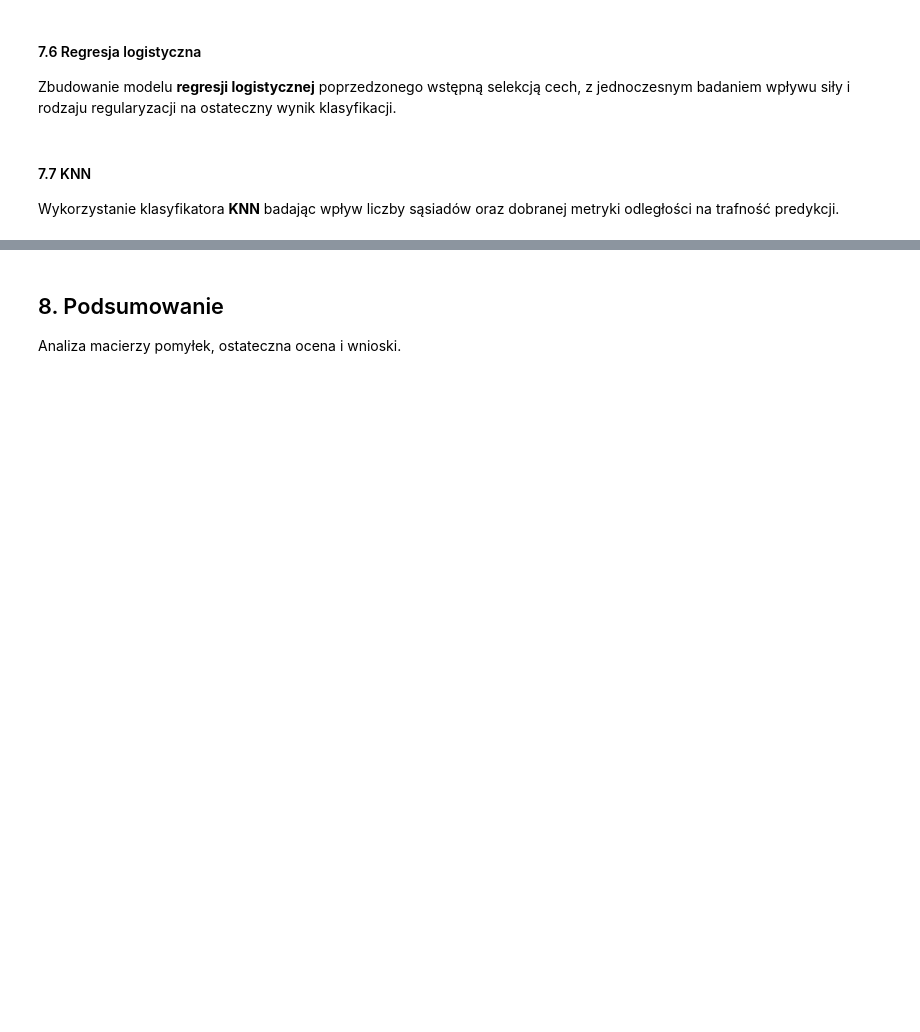
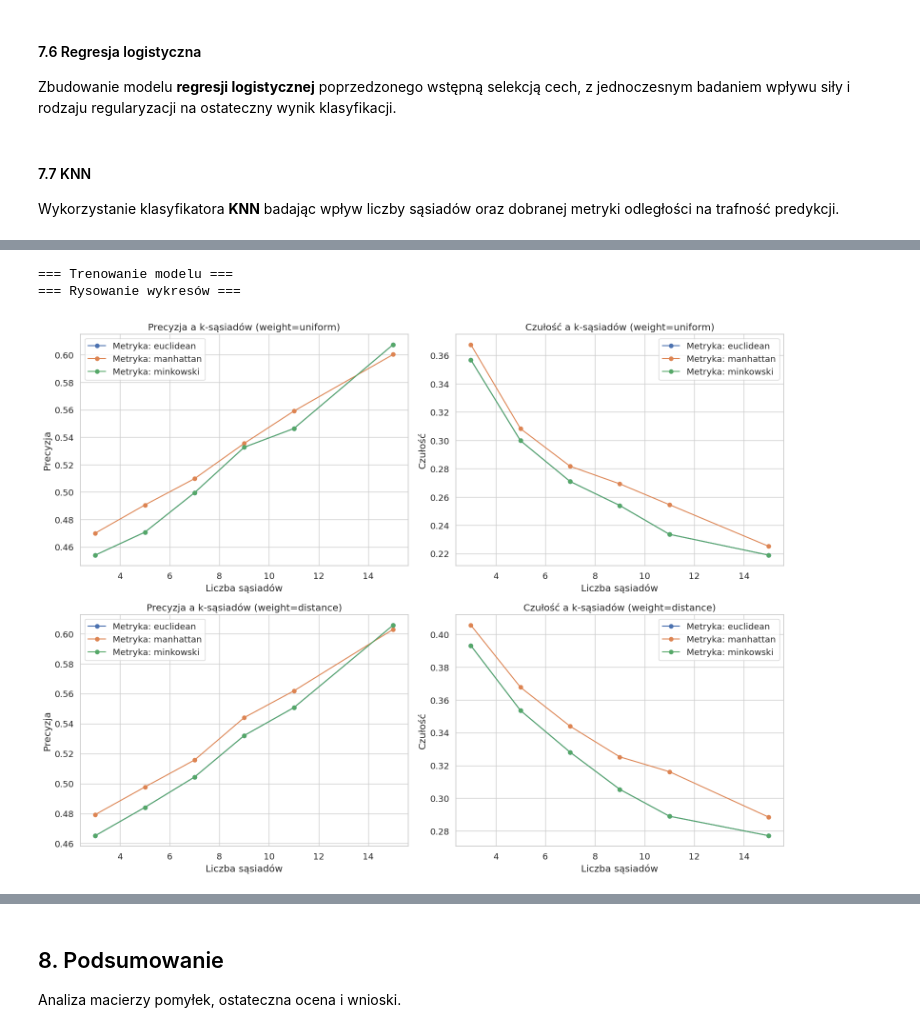
Before and after one commit to Zajecia-na-PWr-LR/lista-4-projekt-grupowy-orjaol, a Jupyter notebook: zadanie.ipynb, the cells around one changed output, grey strips where cells are left out. Saved outputs shown, nothing was run; the diff lists cells and outputs as text; code cells hidden in the pictures; blank space fills up the shorter version.

```diff
--- a/zadanie.ipynb
+++ b/zadanie.ipynb
@@ -562,0 +625,42 @@ Wykorzystanie klasyfikatora **KNN** badając wpływ liczby sąsiadów oraz dobra
+# %%
+neighbors_list = [3, 5, 7, 9, 11, 15]
+weights_list = ['uniform', 'distance']
+metrics_list = ['euclidean', 'manhattan', 'minkowski']
+
+results_precision = {w: {m: [] for m in metrics_list} for w in weights_list}
+results_recall = {w: {m: [] for m in metrics_list} for w in weights_list}
+
+print("=== Trenowanie modelu ===")
+for weight in weights_list:
+    for metric in metrics_list:
+        for n_neighbors in neighbors_list:
+          knn_model = KNeighborsClassifier(n_neighbors=n_neighbors, weights=weight, metric=metric)
+          knn_model.fit(X_train_knn, y_train)
+          y_pred = knn_model.predict(X_test_knn)
+          results_precision[weight][metric].append(precision_score(y_test, y_pred, zero_division=0))
+          results_recall[weight][metric].append(recall_score(y_test, y_pred, zero_division=0))
+
+print("=== Rysowanie wykresów ===")
+fig, axes = plt.subplots(2, 2, figsize=(16, 12))
+for i, weight in enumerate(weights_list):
+    for metric in metrics_list:
+        axes[i, 0].plot(neighbors_list, results_precision[weight][metric], label=f'Metryka: {metric}', marker='o')
+        axes[i, 1].plot(neighbors_list, results_recall[weight][metric], label=f'Metryka: {metric}', marker='o')
+    axes[i, 0].set_title(f"Precyzja a k-sąsiadów (weight={weight})")
+    axes[i, 1].set_title(f"Czułość a k-sąsiadów (weight={weight})")
+
+    for j in range(2):
+        axes[i, j].set_xlabel('Liczba sąsiadów')
+        axes[i, j].grid(True)
+        axes[i, j].legend()
+
+axes[0, 0].set_ylabel('Precyzja')
+axes[0, 1].set_ylabel('Czułość')
+axes[1, 0].set_ylabel('Precyzja')
+axes[1, 1].set_ylabel('Czułość')
+plt.tight_layout()
+plt.show()
+# %% [output]
+=== Trenowanie modelu ===
+=== Rysowanie wykresów ===
+[figure, added]
```
Also changed, not shown: parts of 8 cells of this notebook.
